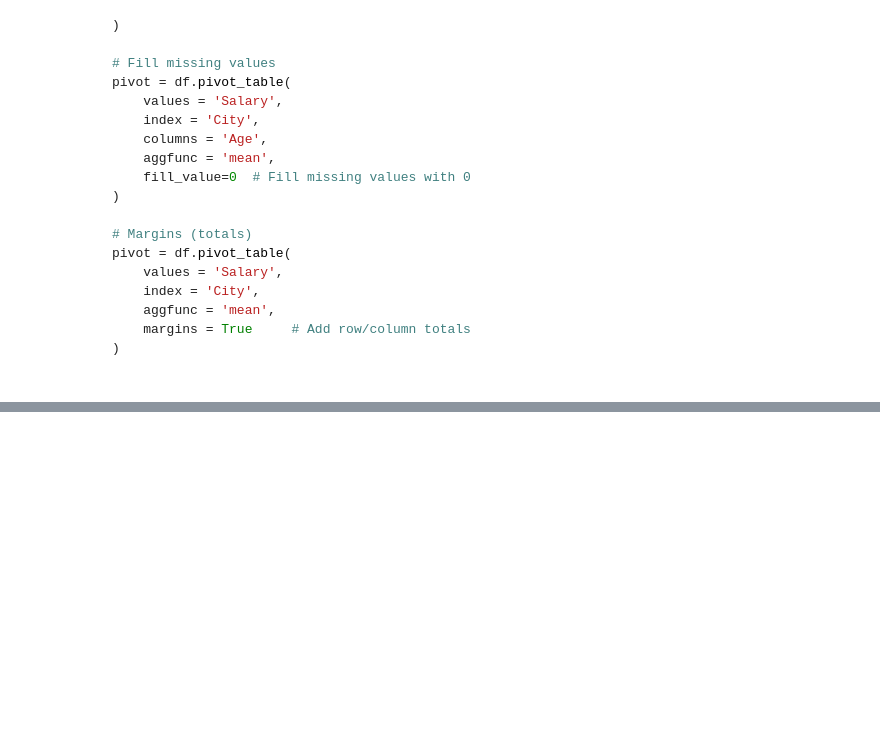
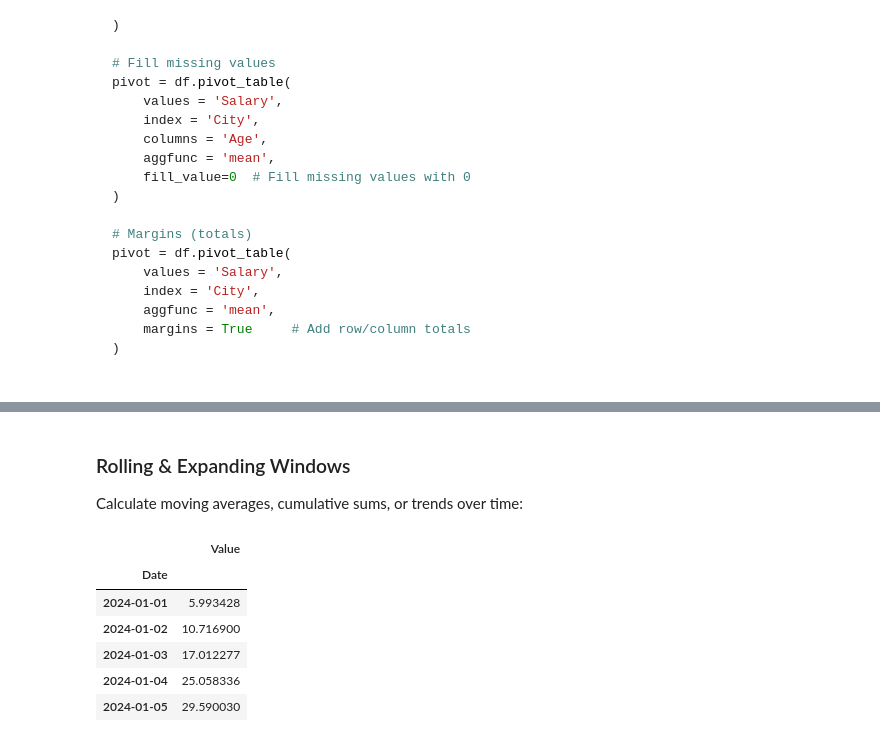
Before and after one commit to AzadMehedi/Road_to_ML, a Jupyter notebook: 01 Python for Data Science/pandas-1.ipynb, the cells around one changed output, grey strips where cells are left out. Saved outputs shown, nothing was run; the diff lists cells and outputs as text; code cells hidden in the pictures; blank space fills up the shorter version.

```diff
--- a/01 Python for Data Science/pandas-1.ipynb
+++ b/01 Python for Data Science/pandas-1.ipynb
@@ -1191,0 +1554,35 @@ pivot = df.pivot_table(
+# %% [markdown]
+### Rolling & Expanding Windows
+Calculate moving averages, cumulative sums, or trends over time:
+# %%
+# Creating dataset
+import pandas as pd
+import numpy as np
+
+# reproducibility
+np.random.seed(42)
+
+# create date range (120 days)
+dates = pd.date_range(start="2024-01-01", periods=120, freq="D")
+
+# create synthetic time series (random walk + noise)
+values = np.cumsum(np.random.randn(120) * 2 + 5)
+
+# build dataframe
+df = pd.DataFrame({
+    "Date": dates,
+    "Value": values
+})
+
+# set datetime index (important for time series operations)
+df.set_index("Date", inplace=True)
+
+df.head()
+# %% [output]
+|  | Value |
+| Date |  |
+| 2024-01-01 | 5.993428 |
+| 2024-01-02 | 10.716900 |
+| 2024-01-03 | 17.012277 |
+| 2024-01-04 | 25.058336 |
+| 2024-01-05 | 29.590030 |
```
Also changed, not shown: parts of 25 cells of this notebook.
